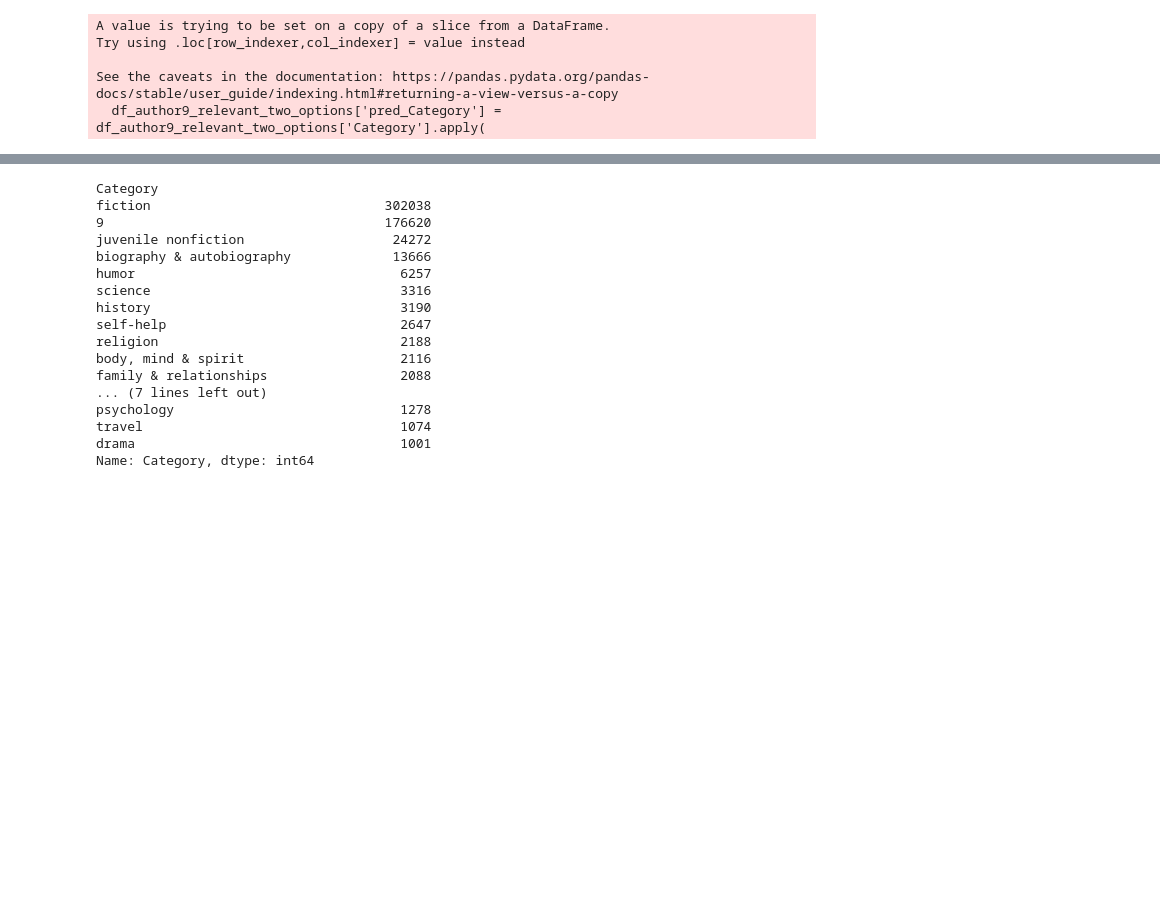
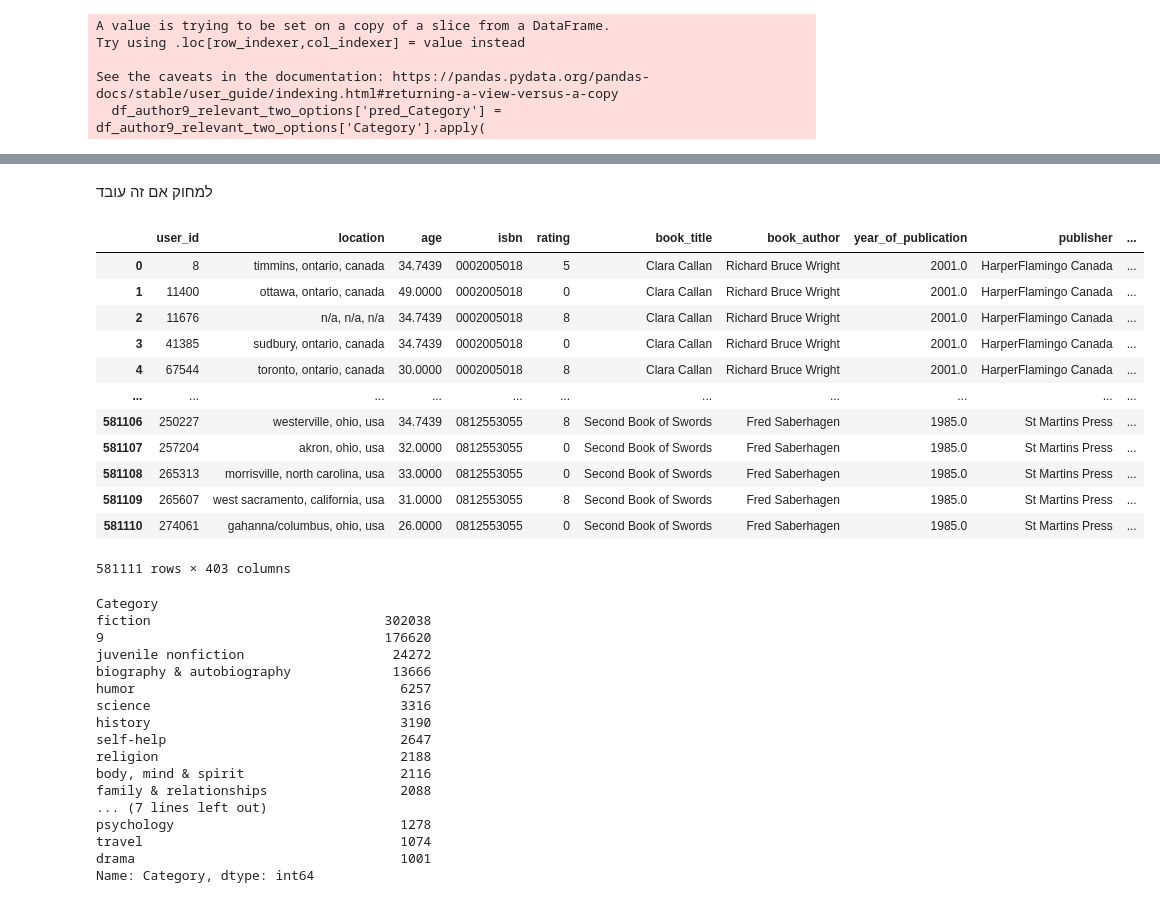
Before and after one commit to roy2392/books_recom_sys, a Jupyter notebook: starter eda and grouping.ipynb, the cells around one changed output, grey strips where cells are left out. Saved outputs shown, nothing was run; the diff lists cells and outputs as text; code cells hidden in the pictures; blank space fills up the shorter version.

```diff
--- a/starter eda and grouping.ipynb
+++ b/starter eda and grouping.ipynb
@@ -139,0 +173,2 @@ df_category.to_csv('category_embedding')
+# %%
+category_embeddings = model.encode(df_category[0], show_progress_bar=True)
@@ -139,0 +191,8 @@ df_category.to_csv('category_embedding')
+# %% [markdown]
+למחוק אם זה עובד
+# %%
+df_category['Embedding_cat'] = category_embeddings.tolist()
+# %%
+
+for i in range(len(category_embeddings[0])):
+    df_category[f'Embedding_cat{i}'] = df_category['Embedding_cat'].apply(lambda arr: arr[i])
@@ -140,3 +201,22 @@ df_category.to_csv('category_embedding')
+# %%
+df_category=df_category.rename(columns = {0:'Category'})
+# %%
+
+pd.merge(df, df_category, on = "Category", how = "left")
+# %% [output]
+|  | user_id | location | age | isbn | rating | book_title | book_author | year_of_publication | publisher | ... |
+| 0 | 8 | timmins, ontario, canada | 34.7439 | 0002005018 | 5 | Clara Callan | Richard Bruce Wright | 2001.0 | HarperFlamingo Canada | ... |
+| 1 | 11400 | ottawa, ontario, canada | 49.0000 | 0002005018 | 0 | Clara Callan | Richard Bruce Wright | 2001.0 | HarperFlamingo Canada | ... |
+| 2 | 11676 | n/a, n/a, n/a | 34.7439 | 0002005018 | 8 | Clara Callan | Richard Bruce Wright | 2001.0 | HarperFlamingo Canada | ... |
+| 3 | 41385 | sudbury, ontario, canada | 34.7439 | 0002005018 | 0 | Clara Callan | Richard Bruce Wright | 2001.0 | HarperFlamingo Canada | ... |
+| 4 | 67544 | toronto, ontario, canada | 30.0000 | 0002005018 | 8 | Clara Callan | Richard Bruce Wright | 2001.0 | HarperFlamingo Canada | ... |
+| ... | ... | ... | ... | ... | ... | ... | ... | ... | ... | ... |
+| 581106 | 250227 | westerville, ohio, usa | 34.7439 | 0812553055 | 8 | Second Book of Swords | Fred Saberhagen | 1985.0 | St Martins Press | ... |
+| 581107 | 257204 | akron, ohio, usa | 32.0000 | 0812553055 | 0 | Second Book of Swords | Fred Saberhagen | 1985.0 | St Martins Press | ... |
+| 581108 | 265313 | morrisville, north carolina, usa | 33.0000 | 0812553055 | 0 | Second Book of Swords | Fred Saberhagen | 1985.0 | St Martins Press | ... |
+| 581109 | 265607 | west sacramento, california, usa | 31.0000 | 0812553055 | 8 | Second Book of Swords | Fred Saberhagen | 1985.0 | St Martins Press | ... |
+| 581110 | 274061 | gahanna/columbus, ohio, usa | 26.0000 | 0812553055 | 0 | Second Book of Swords | Fred Saberhagen | 1985.0 | St Martins Press | ... |
+581111 rows × 403 columns
 # %%
 df.groupby(['Category'])['Category'].count()[df.groupby(['Category'])['Category'].count()>1000].sort_values(ascending=False)
 # %% [output]
```
Also changed, not shown: parts of 24 cells of this notebook, 1 other file.
